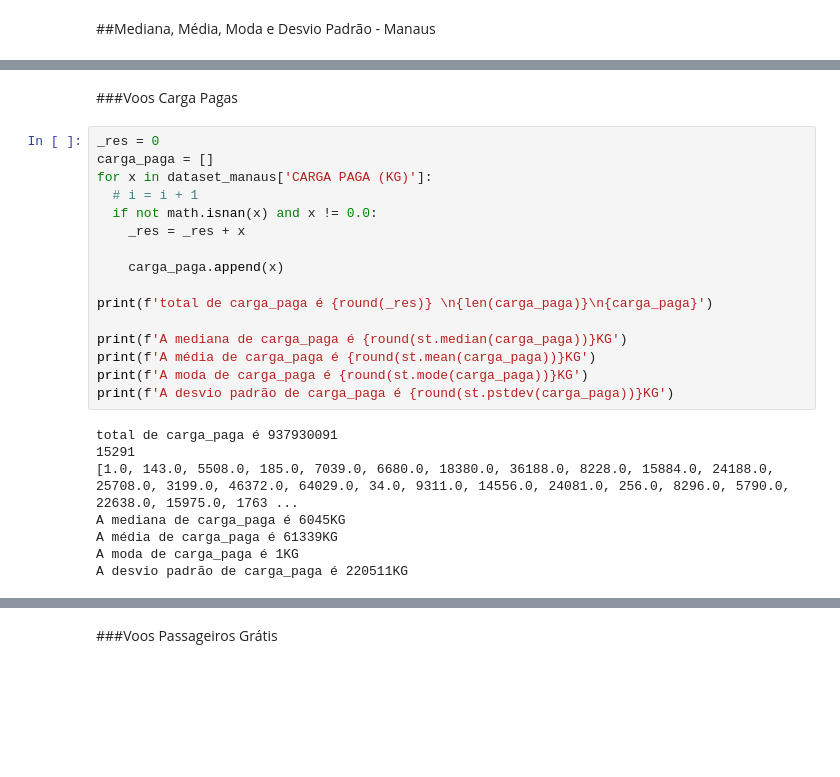
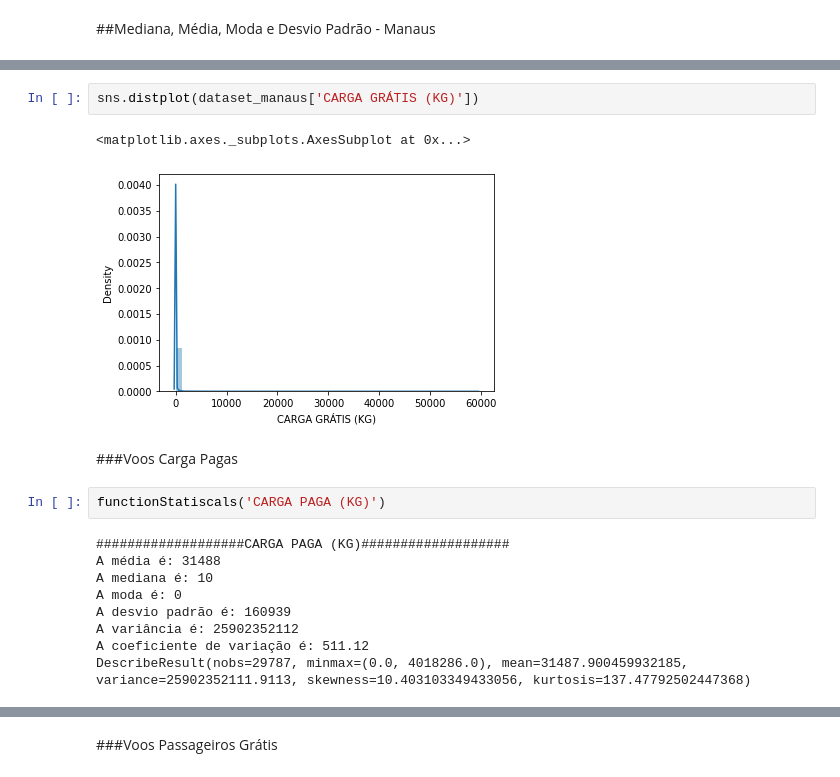
Before and after one commit to MaisaVidal/trabalho_estatistica, a Jupyter notebook: pcorrea-esilva.ipynb, the cells around one changed output, grey strips where cells are left out. Saved outputs shown, nothing was run; the diff lists cells and outputs as text; blank space fills up the shorter version.

Commit message:
Refactory with Functions

```diff
--- a/pcorrea-esilva.ipynb
+++ b/pcorrea-esilva.ipynb
@@ -191,26 +232,18 @@ A desvio padrão de carga_gratis é 1870KG
+# %%
+sns.distplot(dataset_manaus['CARGA GRÁTIS (KG)'])
+# %% [output]
+<matplotlib.axes._subplots.AxesSubplot at 0x...>
+[figure, added]
 # %% [markdown]
 ###Voos Carga Pagas
-# %%
-_res = 0
-carga_paga = []
-for x in dataset_manaus['CARGA PAGA (KG)']:
-  # i = i + 1
-  if not math.isnan(x) and x != 0.0:
-    _res = _res + x
-
-    carga_paga.append(x)
-
-print(f'total de carga_paga é {round(_res)} \n{len(carga_paga)}\n{carga_paga}')
-
-print(f'A mediana de carga_paga é {round(st.median(carga_paga))}KG')
-print(f'A média de carga_paga é {round(st.mean(carga_paga))}KG')
-print(f'A moda de carga_paga é {round(st.mode(carga_paga))}KG')
-print(f'A desvio padrão de carga_paga é {round(st.pstdev(carga_paga))}KG')
-# %% [output]
-total de carga_paga é 937930091
-15291
-[1.0, 143.0, 5508.0, 185.0, 7039.0, 6680.0, 18380.0, 36188.0, 8228.0, 15884.0, 24188.0, 25708.0, 3199.0, 46372.0, 64029.0, 34.0, 9311.0, 14556.0, 24081.0, 256.0, 8296.0, 5790.0, 22638.0, 15975.0, 1763 ...
-A mediana de carga_paga é 6045KG
-A média de carga_paga é 61339KG
-A moda de carga_paga é 1KG
-A desvio padrão de carga_paga é 220511KG
+# %%
+functionStatiscals('CARGA PAGA (KG)')
+# %% [output]
+###################CARGA PAGA (KG)###################
+A média é: 31488
+A mediana é: 10
+A moda é: 0
+A desvio padrão é: 160939
+A variância é: 25902352112
+A coeficiente de variação é: 511.12
+DescribeResult(nobs=29787, minmax=(0.0, 4018286.0), mean=31487.900459932185, variance=25902352111.9113, skewness=10.403103349433056, kurtosis=137.47792502447368)
```
Also changed, not shown: parts of 23 cells of this notebook.
